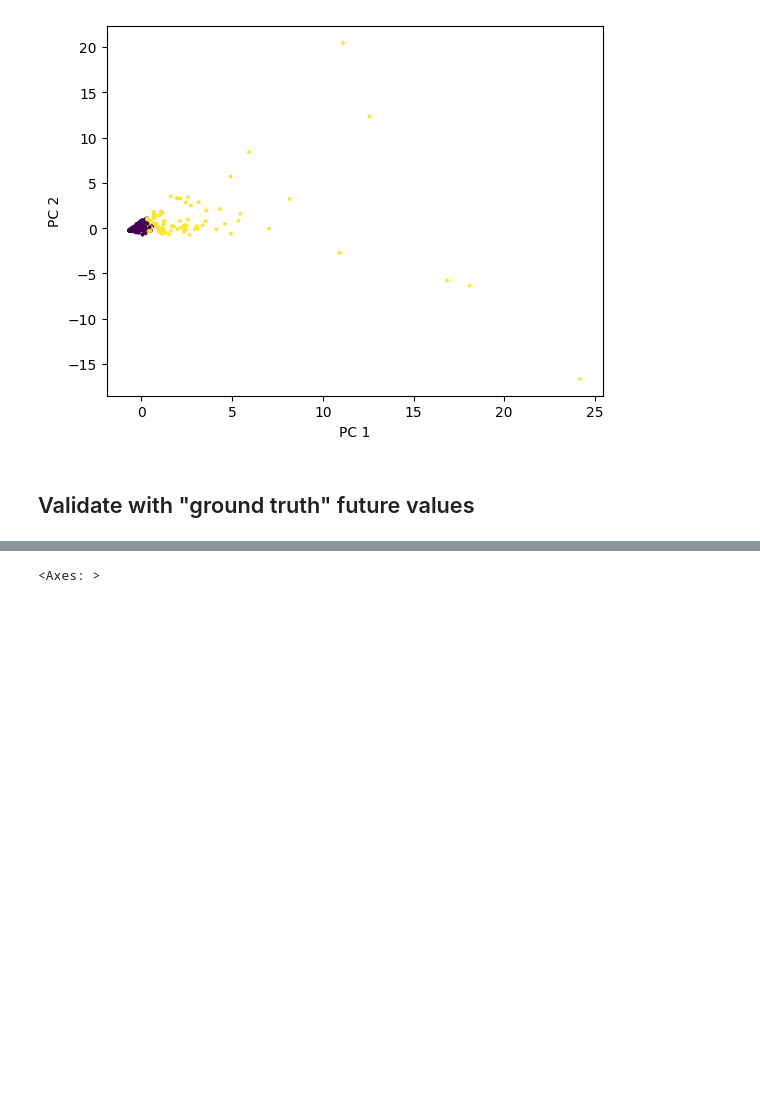
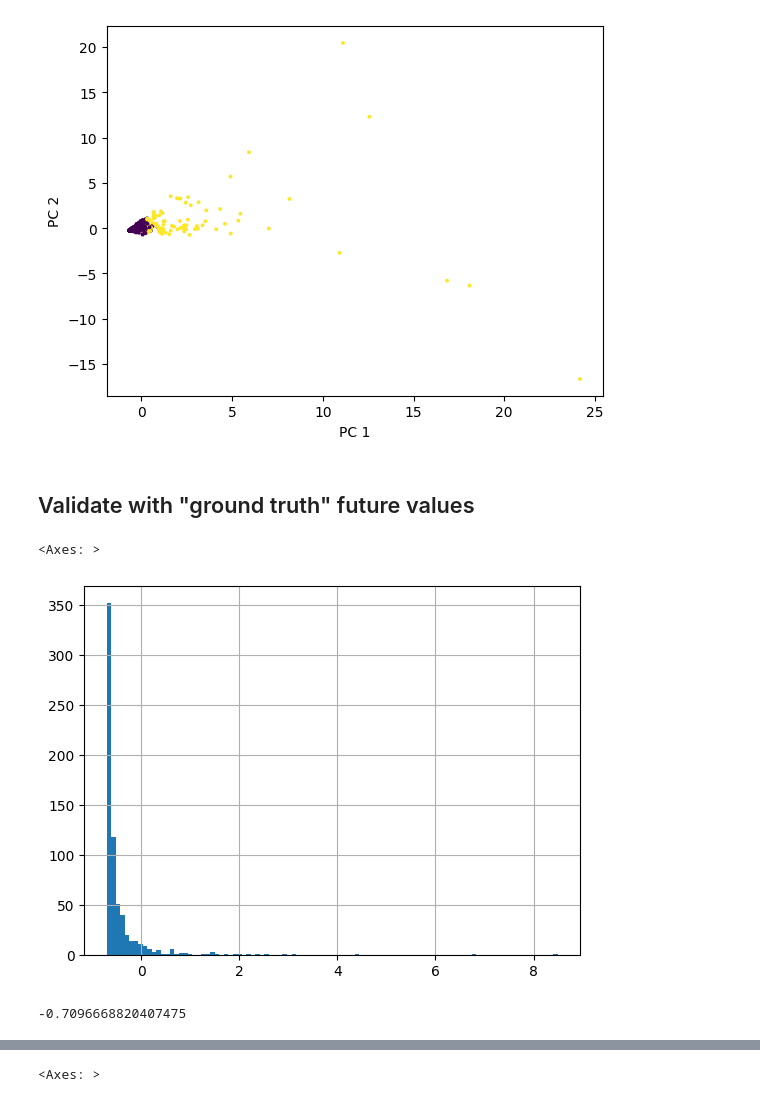
Before and after one commit to davhofer/datathon24, a Jupyter notebook: notebooks/anomaly_detection.ipynb, the cells around one changed output, grey strips where cells are left out. Saved outputs shown, nothing was run; the diff lists cells and outputs as text; code cells hidden in the pictures; blank space fills up the shorter version.

```diff
--- a/notebooks/anomaly_detection.ipynb
+++ b/notebooks/anomaly_detection.ipynb
@@ -470,3 +470,12 @@ plot_2D(np.array(df_avg.to_list()), labs_dbscan)
 lab_test = df_test.groupby('brand').apply(lambda x: x.sort_values(by = 'date').engagement_rate_per_post.iloc[-1])
 # %%
 df_test_avg = get_moving_avg(df_test.loc[:,cols_rel], 'date', 'brand', 0.3)
+# %%
+lab_test.hist(bins=100)
+# %% [output]
+<Axes: >
+[figure, added]
+# %%
+lab_test.min()
+# %% [output]
+-0.7096668820407475
```
Also changed, not shown: parts of 4 cells of this notebook.
